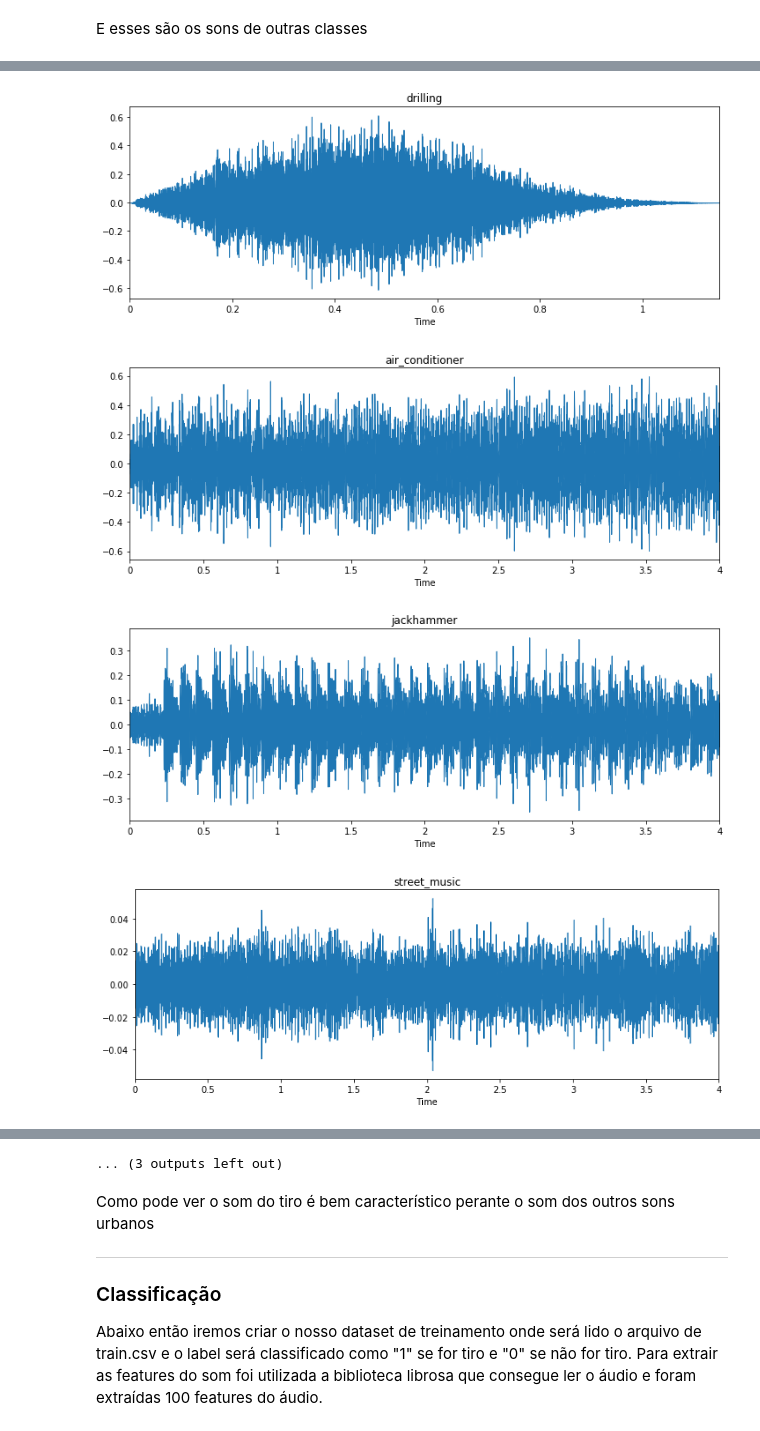
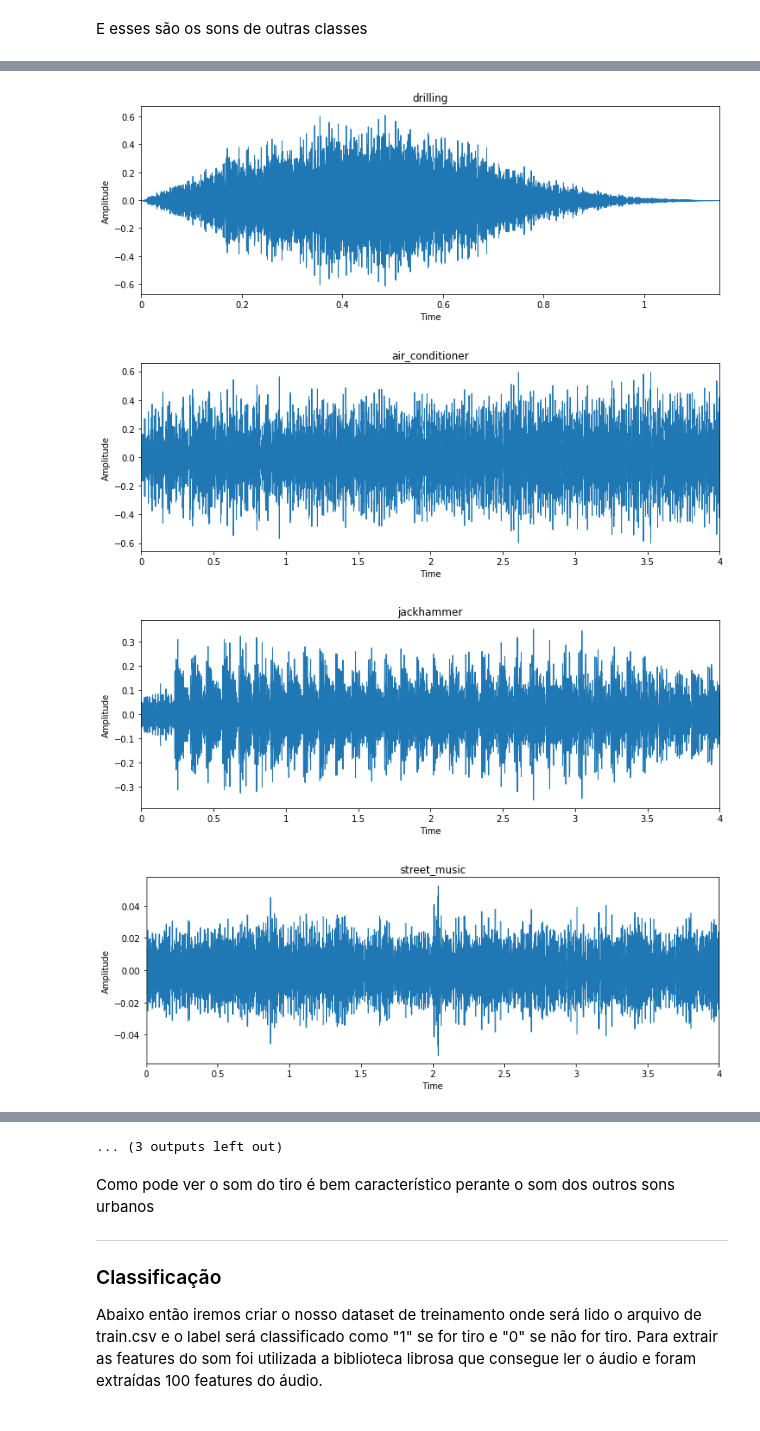
Before and after one commit to flisbao/ml_nanodegree, a Jupyter notebook: TCC_2.ipynb, the cells around one changed output, grey strips where cells are left out. Saved outputs shown, nothing was run; the diff lists cells and outputs as text; code cells hidden in the pictures.

```diff
--- a/TCC_2.ipynb
+++ b/TCC_2.ipynb
@@ -91,4 +92,5 @@ for sound in listSounds:
     plt.figure(figsize=(12, 4))
     librosa.display.waveplot(x, sr=sr)
     plt.title(sound)
+    plt.ylabel('Amplitude')
 # %% [output]
@@ -104,4 +106,5 @@ for index, row in train_data[60:75].iterrows():
     plt.figure(figsize=(12, 4))
     librosa.display.waveplot(x, sr=sr)
     plt.title(row.Class)
+    plt.ylabel('Amplitude')
 # %% [output]
@@ -115,4 +118,4 @@ for index, row in train_data[60:75].iterrows():
-[figure, old version]
+[figure, new version]
-[figure, old version]
+[figure, new version]
-[figure, old version]
+[figure, new version]
-[figure, old version]
+[figure, new version]
```
Also changed, not shown: parts of 9 cells of this notebook.
